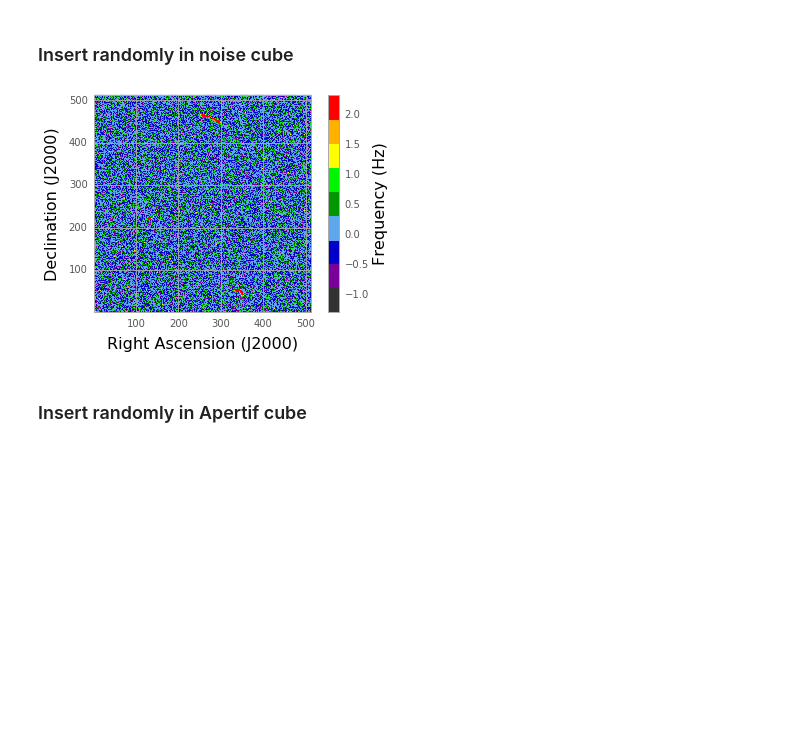
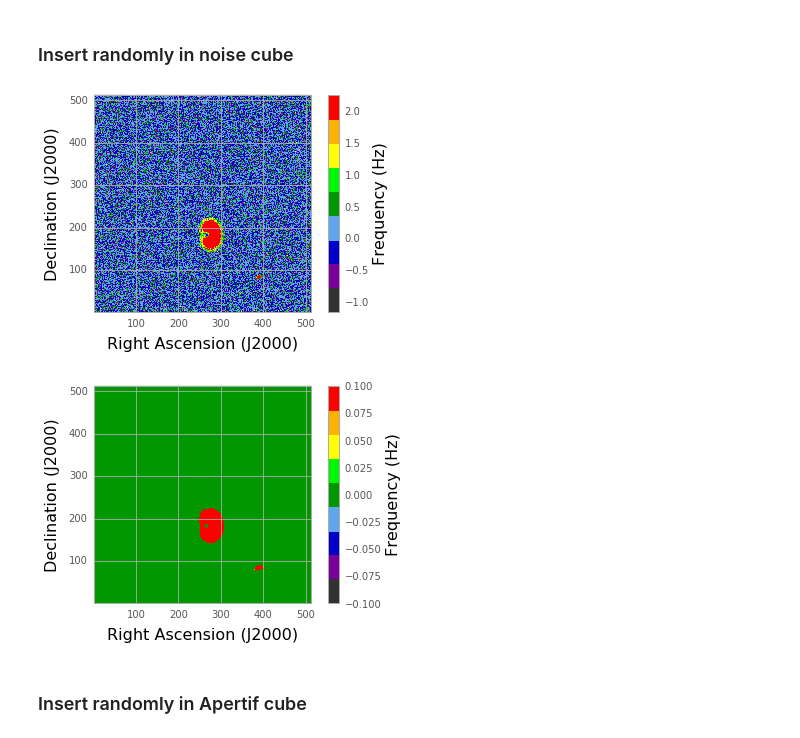
Before and after one commit to Jbarkai/HISourceFinder, a Jupyter notebook: Practice methods.ipynb, the cells around one changed output. Cells and saved outputs as stored; diff of their text form; code cells hidden in the pictures; blank space fills up the shorter version.

Commit message:
output masks

```diff
--- a/Practice methods.ipynb
+++ b/Practice methods.ipynb
@@ -140,44 +140,58 @@ def get_mock_gal(filename, conv=True, scale = 1):
 
     return gal_wcs, masked
 # %%
-def insert_gal(convolved_image, subcube):
+def insert_gal(convolved_image, subcube, empty_cube):
     # Randomly place galaxy in x and y direction and fill whole z
     mk, mi, mj = convolved_image.shape
     si = int(uniform(0, subcube.shape[1]-mi))
     sj = int(uniform(0, subcube.shape[2]-mj))
     sk = int(uniform(0, subcube.shape[0]-mk))
     in_loc = subcube[sk:sk+mk, si:si+mi, sj:sj+mj]
+    empt_loc = empty_cube[sk:sk+mk, si:si+mi, sj:sj+mj]
     subcube[sk:sk+mk, si:si+mi, sj:sj+mj] = convolved_image + in_loc
-    return subcube, [[sk, si, sj], [mk, mi, mj]]
+    empty_cube[sk:sk+mk, si:si+mi, sj:sj+mj] = convolved_image + empt_loc
+    return subcube, empty_cube
 # %% [markdown]
 ### Insert randomly in noise cube
 # %%
 files = [filename for filename in listdir('data') if "model" in filename]
 new_cubes = []
-all_locs = []
+mask_cubes = []
 for i in range(10):
     dup_cube = noise_cube_data.copy()
-    gal_locs =[]
+    empty_cube = dup_cube - dup_cube
     for filename in files:
         gal_wcs, convolved_image = get_mock_gal("data/"+filename, conv=False, scale=1e2)
-        new_cube, gal_loc = insert_gal(convolved_image, dup_cube)
-        gal_locs.append(gal_loc)
+        new_cube, mask_cube = insert_gal(convolved_image, dup_cube, empty_cube)
     new_cubes.append(new_cube)
-    all_locs.append(gal_locs)
+    mask_cubes.append(mask_cube)
 # %%
 cube_i = 2
-si = all_locs[cube_i][0][0][0]
+si = 20
 fig = plt.figure()
 ax = fig.add_subplot(projection=noise_wcs)
 norm = ImageNormalize(new_cubes[cube_i][si, :, :], interval=ZScaleInterval())
 im = ax.imshow(new_cubes[cube_i][si, :, :], origin='lower', cmap='ds9aips0', norm=norm)
 cbar = plt.colorbar(im)
 cbar.set_label('Frequency (Hz)', size=16)
 plt.xlabel('Right Ascension (J2000)', fontsize=16)
 plt.ylabel('Declination (J2000)', fontsize=16)
 plt.show()
+
+cube_i = 2
+si = 20
+fig = plt.figure()
+ax = fig.add_subplot(projection=noise_wcs)
+norm = ImageNormalize(mask_cubes[cube_i][si, :, :], interval=ZScaleInterval())
+im = ax.imshow(mask_cubes[cube_i][si, :, :], origin='lower', cmap='ds9aips0', norm=norm)
+cbar = plt.colorbar(im)
+cbar.set_label('Frequency (Hz)', size=16)
+plt.xlabel('Right Ascension (J2000)', fontsize=16)
+plt.ylabel('Declination (J2000)', fontsize=16)
+plt.show()
 # %% [output]
-[figure, old version]
+[figure, new version]
+[figure, added]
 # %% [markdown]
 ### Insert randomly in Apertif cube
 # %%
```
Also changed, not shown: 2 other files.
